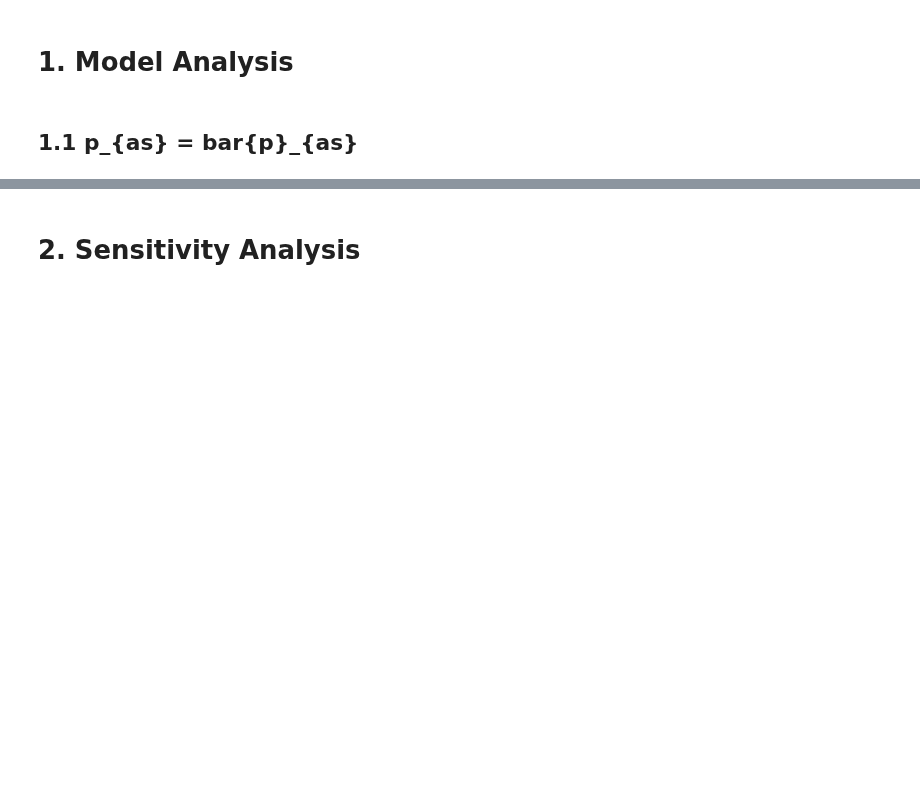
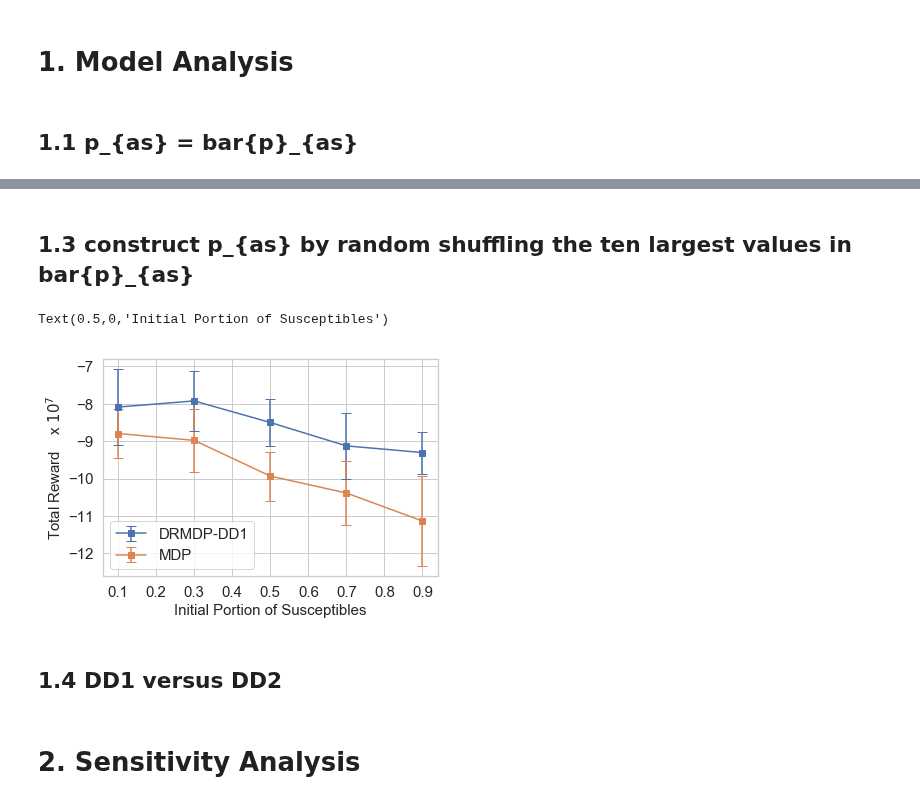
Before and after one commit to kadysongbb/drmdp, a Jupyter notebook: plot.ipynb, the cells around one changed output, grey strips where cells are left out. Drawn from its saved outputs; the diff is of its cells as text; code cells hidden in the pictures; blank space fills up the shorter version.

```diff
--- a/plot.ipynb
+++ b/plot.ipynb
@@ -37,3 +68,35 @@ Text(0.5,0,'Time stage')
+# %% [markdown]
+## 1.3 construct p_{as} by random shuffling the ten largest values in bar{p}_{as}
+# %%
+from scipy.interpolate import interp1d
+import numpy as np
+import matplotlib.pyplot as plt
+import seaborn as sns
+
+sns.set()
+sns.set_style("whitegrid")
+
+drmdpdd1_avg_reward = [-9.3050, -9.1269, -8.5014, -7.9250, -8.0889]
+drmdpdd1_std = [0.5616, 0.8894, 0.6316, 0.7960, 1.0240]
+mdp_avg_reward = [-11.1354, -10.3860 , -9.9337, -8.9797, -8.7961]
+mdp_std = [1.2133, 0.8598, 0.6535, 0.8323, 0.6551]
+
+x = [0.9, 0.7, 0.5, 0.3, 0.1]
+
+plt.figure()
+plt.errorbar(x, drmdpdd1_avg_reward, yerr=drmdpdd1_std, label = 'DRMDP-DD1', marker='s', capsize = 5, color = blue)
+plt.errorbar(x, mdp_avg_reward, mdp_std, label = 'MDP', marker='s', capsize = 5, color = orange)
+
+plt.legend(fontsize = 15)
+plt.xticks(fontsize= 15)
+plt.yticks(fontsize= 15)
+plt.ylabel('Total Reward    x $10^7$', fontsize = 15)
+plt.xlabel('Initial Portion of Susceptibles', fontsize = 15)
+# %% [output]
+Text(0.5,0,'Initial Portion of Susceptibles')
+[figure, added]
+# %% [markdown]
+## 1.4 DD1 versus DD2
 # %% [markdown]
 # 2. Sensitivity Analysis
 # %% [markdown]
```
Also changed, not shown: parts of 6 cells of this notebook, 11 other files.
